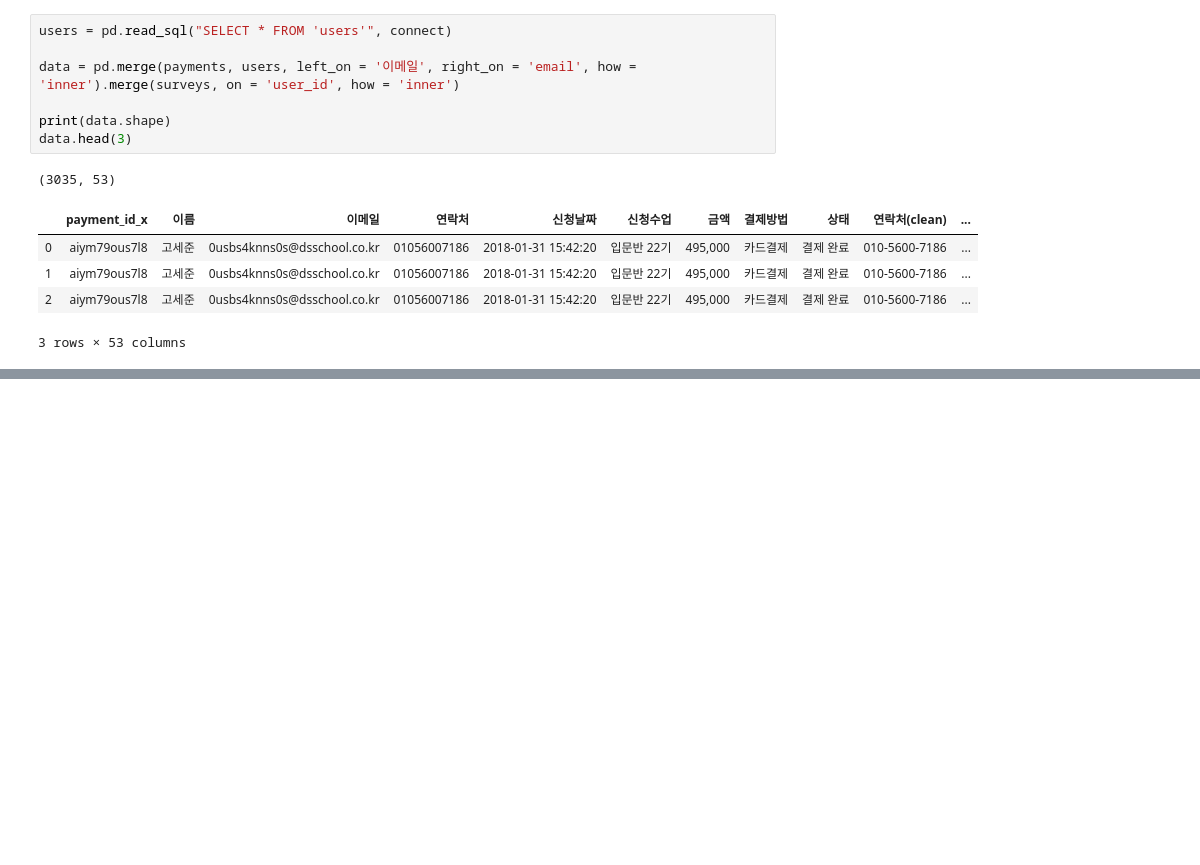
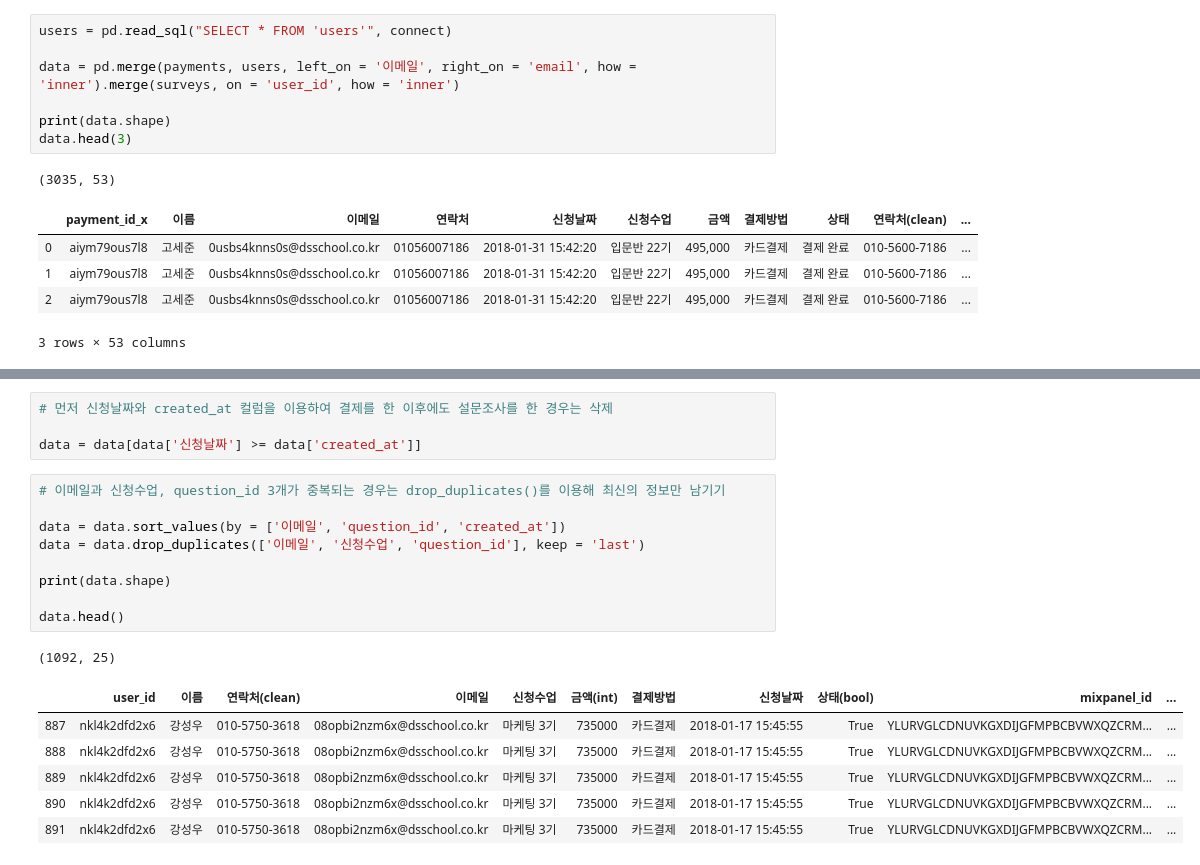
Before and after one commit to eunnyeong/data-analysis, a Jupyter notebook: dsschool_assignment.ipynb, the cells around one changed output, grey strips where cells are left out. Saved outputs shown, nothing was run; the diff lists cells and outputs as text; blank space fills up the shorter version.

```diff
--- a/dsschool_assignment.ipynb
+++ b/dsschool_assignment.ipynb
@@ -337,0 +385,21 @@ data.head(3)
+# %%
+# 먼저 신청날짜와 created_at 컬럼을 이용하여 결제를 한 이후에도 설문조사를 한 경우는 삭제
+
+data = data[data['신청날짜'] >= data['created_at']]
+# %%
+# 이메일과 신청수업, question_id 3개가 중복되는 경우는 drop_duplicates()를 이용해 최신의 정보만 남기기
+
+data = data.sort_values(by = ['이메일', 'question_id', 'created_at'])
+data = data.drop_duplicates(['이메일', '신청수업', 'question_id'], keep = 'last')
+
+print(data.shape)
+
+data.head()
+# %% [output]
+(1092, 25)
+|  | user_id | 이름 | 연락처(clean) | 이메일 | 신청수업 | 금액(int) | 결제방법 | 신청날짜 | 상태(bool) | mixpanel_id | ... |
+| 887 | nkl4k2dfd2x6 | 강성우 | 010-5750-3618 | 08opbi2nzm6x@dsschool.co.kr | 마케팅 3기 | 735000 | 카드결제 | 2018-01-17 15:45:55 | True | YLURVGLCDNUVKGXDIJGFMPBCBVWXQZCRM... | ... |
+| 888 | nkl4k2dfd2x6 | 강성우 | 010-5750-3618 | 08opbi2nzm6x@dsschool.co.kr | 마케팅 3기 | 735000 | 카드결제 | 2018-01-17 15:45:55 | True | YLURVGLCDNUVKGXDIJGFMPBCBVWXQZCRM... | ... |
+| 889 | nkl4k2dfd2x6 | 강성우 | 010-5750-3618 | 08opbi2nzm6x@dsschool.co.kr | 마케팅 3기 | 735000 | 카드결제 | 2018-01-17 15:45:55 | True | YLURVGLCDNUVKGXDIJGFMPBCBVWXQZCRM... | ... |
+| 890 | nkl4k2dfd2x6 | 강성우 | 010-5750-3618 | 08opbi2nzm6x@dsschool.co.kr | 마케팅 3기 | 735000 | 카드결제 | 2018-01-17 15:45:55 | True | YLURVGLCDNUVKGXDIJGFMPBCBVWXQZCRM... | ... |
+| 891 | nkl4k2dfd2x6 | 강성우 | 010-5750-3618 | 08opbi2nzm6x@dsschool.co.kr | 마케팅 3기 | 735000 | 카드결제 | 2018-01-17 15:45:55 | True | YLURVGLCDNUVKGXDIJGFMPBCBVWXQZCRM... | ... |
```
Also changed, not shown: parts of 2 cells of this notebook.
